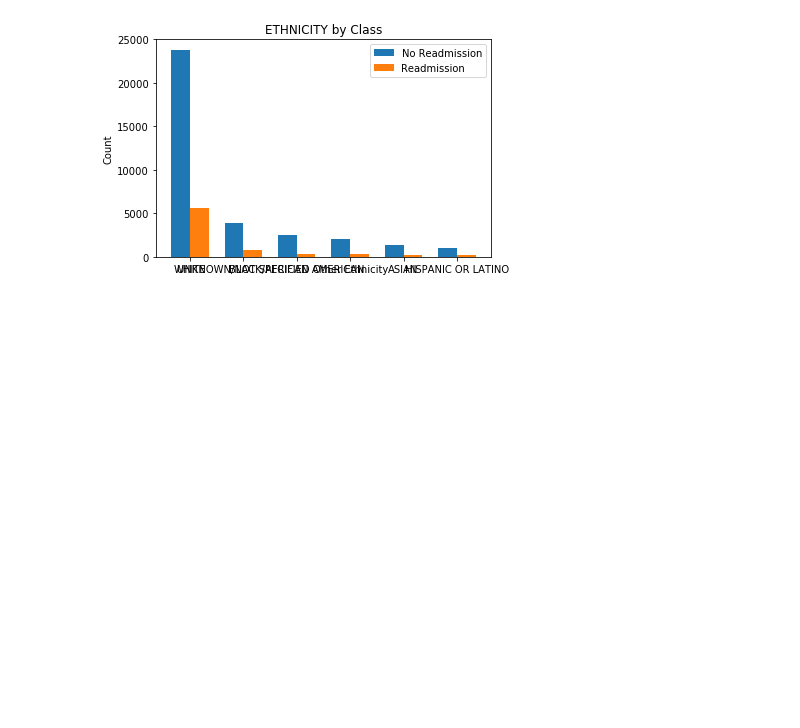
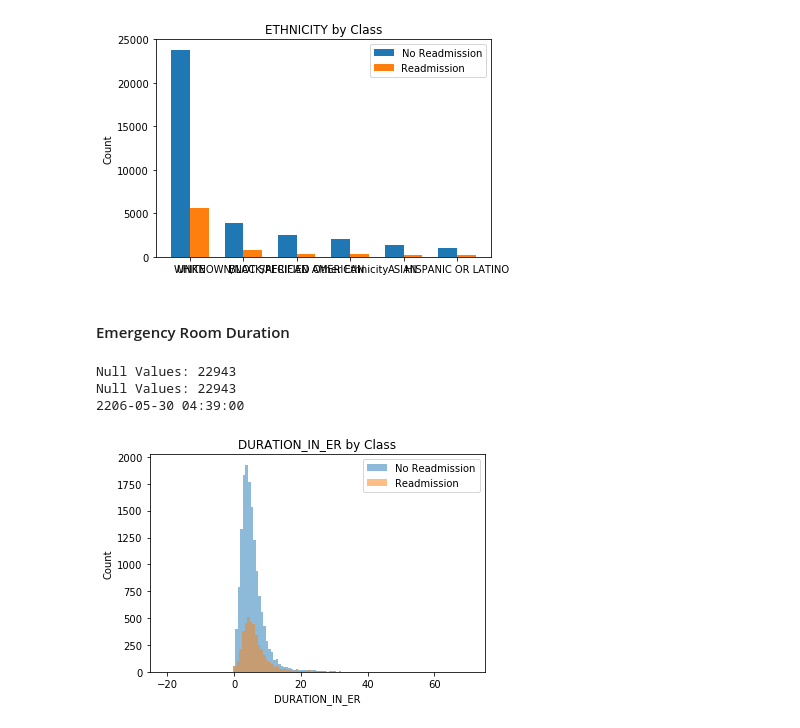
Before and after one commit to pateli18/Machine-Learning-Nanodegree, a Jupyter notebook: capstone_project/Create Dataset.ipynb, the cells around one changed output. Drawn from its saved outputs; the diff is of its cells as text; code cells hidden in the pictures; blank space fills up the shorter version.

```diff
--- a/capstone_project/Create Dataset.ipynb
+++ b/capstone_project/Create Dataset.ipynb
@@ -189,3 +216,5 @@ main_df = convert_categorical(main_df, 'ADMISSION_LOCATION')
+# %%
+main_df = convert_categorical(main_df, 'DISCHARGE_LOCATION')
 # %% [markdown]
 #### Insurance
 # %%
@@ -341,3 +370,28 @@ plot_categorical(main_df, 'ETHNICITY', 0.35)
 [figure]
 # %%
 main_df = convert_categorical(main_df, 'ETHNICITY')
+# %% [markdown]
+#### Emergency Room Duration
+# %%
+print("Null Values: {0}".format(main_df['EDOUTTIME'].isnull().sum()))
+print("Null Values: {0}".format(main_df['EDREGTIME'].isnull().sum()))
+print(main_df['EDOUTTIME'].max())
+# %% [output]
+Null Values: 22943
+Null Values: 22943
+2206-05-30 04:39:00
+# %%
+main_df['EDOUTTIME'] = main_df['EDOUTTIME'].apply(lambda date: adjust_years(date, 200))
+main_df['EDREGTIME'] = main_df['EDREGTIME'].apply(lambda date: adjust_years(date, 200))
+main_df['EDOUTTIME'] = pd.to_datetime(main_df['EDOUTTIME'])
+main_df['EDREGTIME'] = pd.to_datetime(main_df['EDREGTIME'])
+# %%
+#main_df['EDOUTTIME'] = main_df['EDOUTTIME'].fillna(0)
+#main_df['EDREGTIME'] = main_df['EDREGTIME'].fillna(0)
+main_df['DURATION_IN_ER'] = main_df['EDOUTTIME'] - main_df['EDREGTIME']
+main_df['DURATION_IN_ER'] = main_df['DURATION_IN_ER'].dt.days * 24 + main_df['DURATION_IN_ER'].dt.seconds * 1.0 / 3600
+main_df = main_df.drop(['EDOUTTIME', 'EDREGTIME'], axis = 1)
+# %%
+plot_continuous(main_df, 'DURATION_IN_ER', 100)
+# %% [output]
+[figure, added]
```
Also changed, not shown: parts of 14 cells of this notebook.
